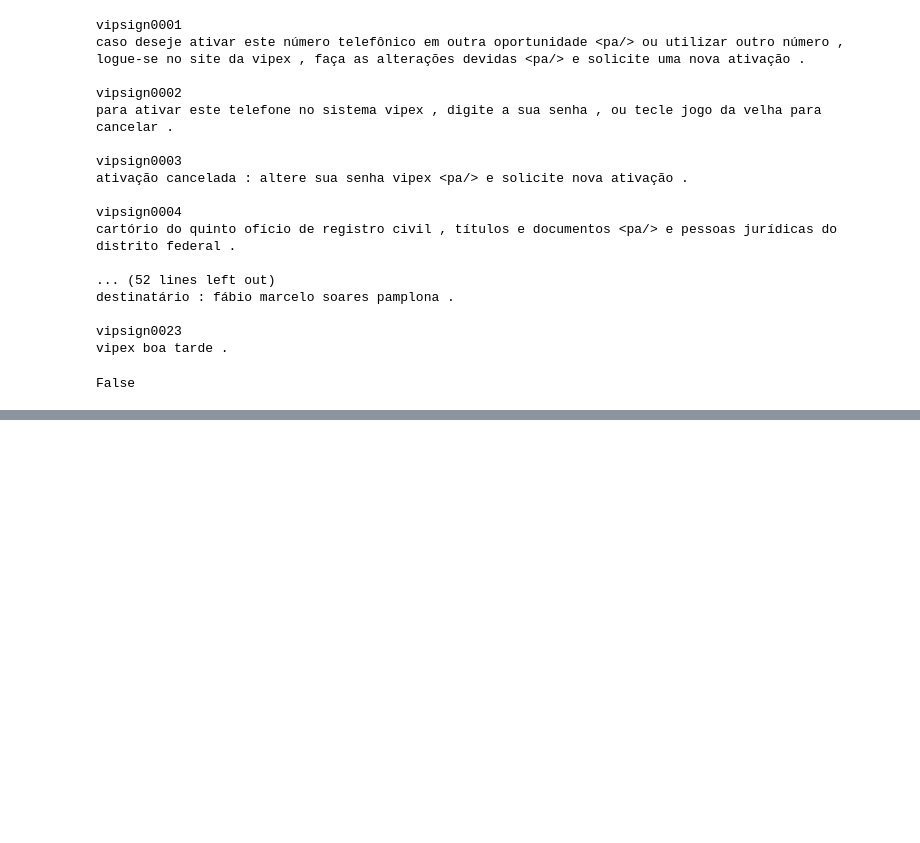
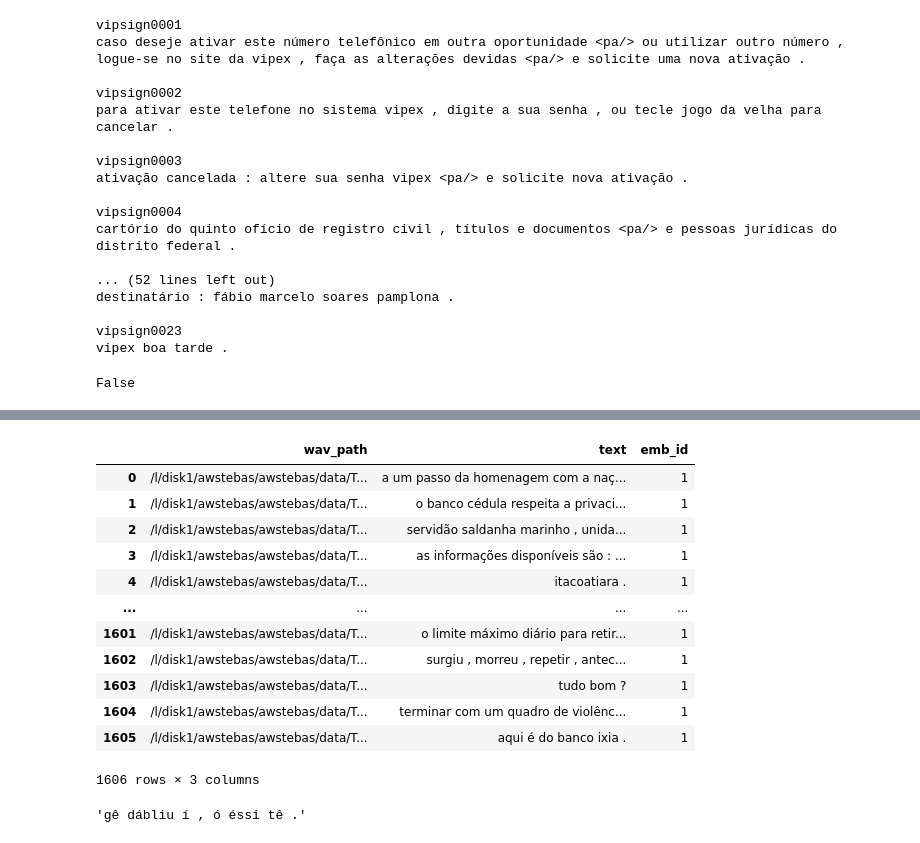
Before and after one commit to lucashueda/pt_etts, a Jupyter notebook: Mel Normalization debug.ipynb, the cells around one changed output, grey strips where cells are left out. Cells and saved outputs as stored; diff of their text form; code cells hidden in the pictures; blank space fills up the shorter version.

Commit message:
Adding cpqd auxiliar files

```diff
--- a/Mel Normalization debug.ipynb
+++ b/Mel Normalization debug.ipynb
@@ -217,3 +217,8 @@ import os
 os.path.isfile(os.path.join(wav_path, filename + '.wav'))
 # %% [output]
 False
+# %%
+train = pd.read_csv('./cpqd_aux/rosana_train.csv', encoding='utf-8')
+val = pd.read_csv('./cpqd_aux/rosana_val.csv', encoding='utf-8')
+
+train.shape, val.shape
@@ -219,0 +236,22 @@ False
+# %%
+train.wav_path = train.wav_path.str.replace('disk0','disk1').str.replace('/data/', '/awstebas/data/')
+val.wav_path = val.wav_path.str.replace('disk0','disk1').str.replace('/data/', '/awstebas/data/')
+
+train.text = train.text.str.replace('\n','')
+val.text = val.text.str.replace('\n','')
+# %%
+val
+# %% [output]
+|  | wav_path | text | emb_id |
+| 0 | /l/disk1/awstebas/awstebas/data/T... | a um passo da homenagem com a naç... | 1 |
+| 1 | /l/disk1/awstebas/awstebas/data/T... | o banco cédula respeita a privaci... | 1 |
+| 2 | /l/disk1/awstebas/awstebas/data/T... | servidão saldanha marinho , unida... | 1 |
+| 3 | /l/disk1/awstebas/awstebas/data/T... | as informações disponíveis são : ... | 1 |
+| 4 | /l/disk1/awstebas/awstebas/data/T... | itacoatiara . | 1 |
+| ... | ... | ... | ... |
+| 1601 | /l/disk1/awstebas/awstebas/data/T... | o limite máximo diário para retir... | 1 |
+| 1602 | /l/disk1/awstebas/awstebas/data/T... | surgiu , morreu , repetir , antec... | 1 |
+| 1603 | /l/disk1/awstebas/awstebas/data/T... | tudo bom ? | 1 |
+| 1604 | /l/disk1/awstebas/awstebas/data/T... | terminar com um quadro de violênc... | 1 |
+| 1605 | /l/disk1/awstebas/awstebas/data/T... | aqui é do banco ixia . | 1 |
+1606 rows × 3 columns
@@ -219,0 +261,4 @@ False
+# %%
+train.text.values[0]
+# %% [output]
+'gê dábliu í , ó éssi tê .'
```
Also changed, not shown: parts of 3 cells of this notebook, 3 other files.
